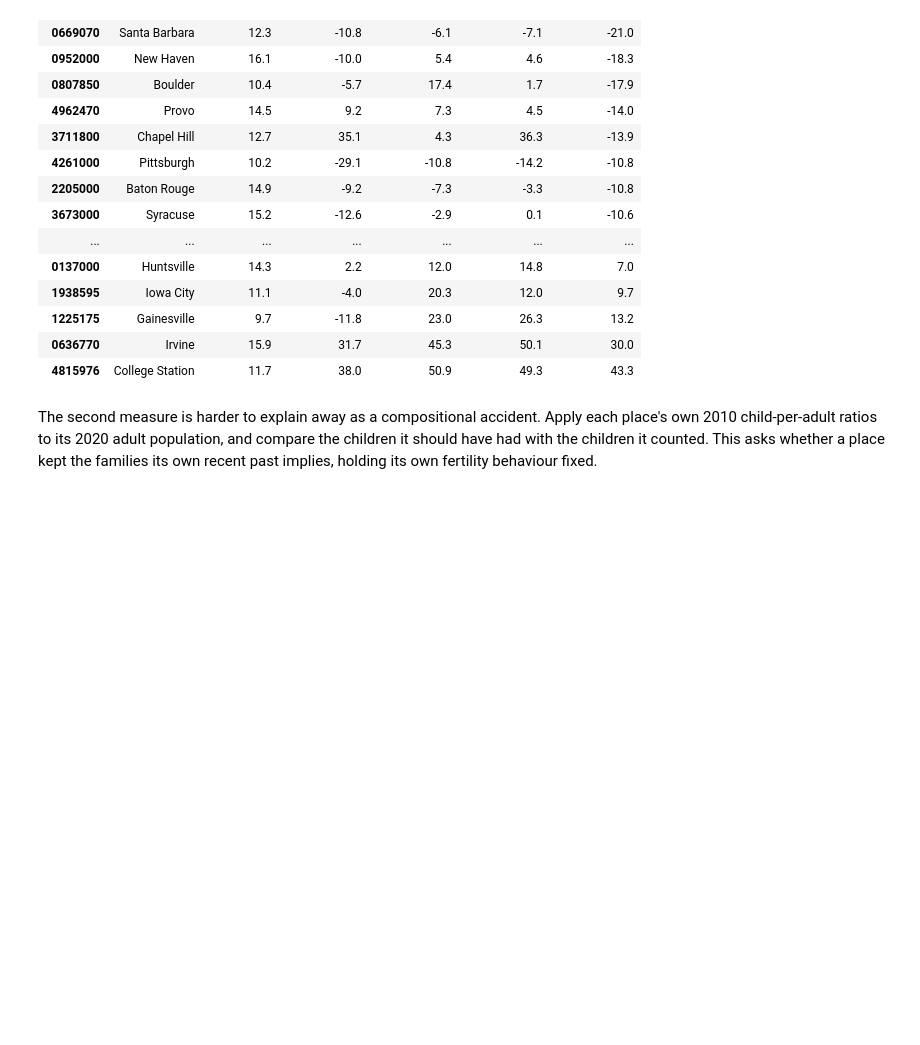
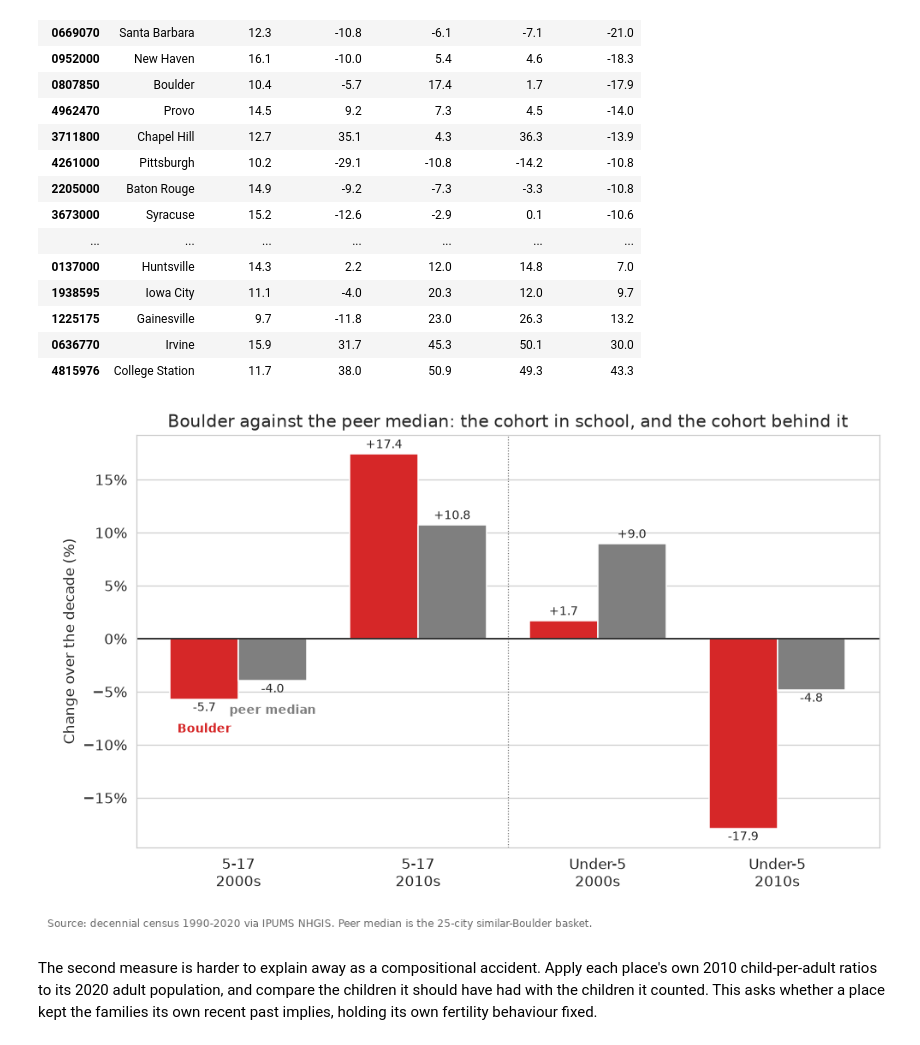
Before and after one commit to brianckeegan/charting-boulder, a Jupyter notebook: 2026-09-bvsd/BVSD.ipynb, the cells around one changed output. Drawn from its saved outputs; the diff is of its cells as text; code cells hidden in the pictures; blank space fills up the shorter version.

```diff
--- a/2026-09-bvsd/BVSD.ipynb
+++ b/2026-09-bvsd/BVSD.ipynb
@@ -314,6 +314,42 @@ Boulder school-age share of population, 2020: 10.4% (peer median 12.5%)
 | 1225175 | Gainesville | 9.7 | -11.8 | 23.0 | 26.3 | 13.2 |
 | 0636770 | Irvine | 15.9 | 31.7 | 45.3 | 50.1 | 30.0 |
 | 4815976 | College Station | 11.7 | 38.0 | 50.9 | 49.3 | 43.3 |
+# %%
+# The two cohorts pull apart in the 2010s: Boulder beats the peer median on the children already
+# in school and loses badly on the children behind them.
+cohort_groups = ['5-17\n2000s', '5-17\n2010s', 'Under-5\n2000s', 'Under-5\n2010s']
+boulder_vals = [boulder_s.sa_chg_00_10, boulder_sa_chg_10_20,
+                boulder_s.u5_chg_00_10, boulder_u5_chg_10_20]
+peer_vals = [peers_df.sa_chg_00_10.median(), peer_sa_chg_10_20,
+             peers_df.u5_chg_00_10.median(), peer_u5_chg_10_20]
+
+f, ax = plt.subplots(figsize=(9, 5.4))
+x = np.arange(len(cohort_groups)); width = 0.38
+bars_boulder = ax.bar(x - width / 2, boulder_vals, width, color=HP_COLOR)
+bars_peer = ax.bar(x + width / 2, peer_vals, width, color=CONTEXT)
+ax.bar_label(bars_boulder, fmt='%+.1f', fontsize=9, padding=2)
+ax.bar_label(bars_peer, fmt='%+.1f', fontsize=9, padding=2)
+
+# Identify the two series on the leftmost group only
+for value, offset, label, color in [(boulder_vals[0], -width / 2, 'Boulder', HP_COLOR),
+                                    (peer_vals[0], width / 2, 'peer median', CONTEXT)]:
+    ax.annotate(label, (x[0] + offset, value), color=color, fontweight='bold', fontsize=9,
+                ha='center', va='top' if value < 0 else 'bottom',
+                xytext=(0, -18 if value < 0 else 18), textcoords='offset points')
+
+ax.axhline(0, color='k', lw=1)
+ax.axvline(1.5, color='dimgray', lw=0.8, ls=':')     # divides the two cohorts
+ax.set_xticks(x); ax.set_xticklabels(cohort_groups)
+ax.set_ylabel('Change over the decade (%)')
+ax.yaxis.set_major_formatter(mtick.PercentFormatter(decimals=0))
+ax.set_title('Boulder against the peer median: the cohort in school, and the cohort behind it')
+ax.grid(axis='x', visible=False)
+f.text(0, -0.04, 'Source: decennial census 1990-2020 via IPUMS NHGIS. Peer median is the 25-city '
+                 'similar-Boulder basket.', fontsize=8, color='dimgray')
+plt.tight_layout()
+f.savefig(OUT / 'bvsd-fig1-peer-cohorts.png', bbox_inches='tight')
+# %% [output]
+[figure, added]
 # %% [markdown]
 The second measure is harder to explain away as a compositional accident. Apply each place's own
 2010 child-per-adult ratios to its 2020 adult population, and compare the children it should have
```
Also changed, not shown: parts of 5 cells of this notebook, 5 other files.
